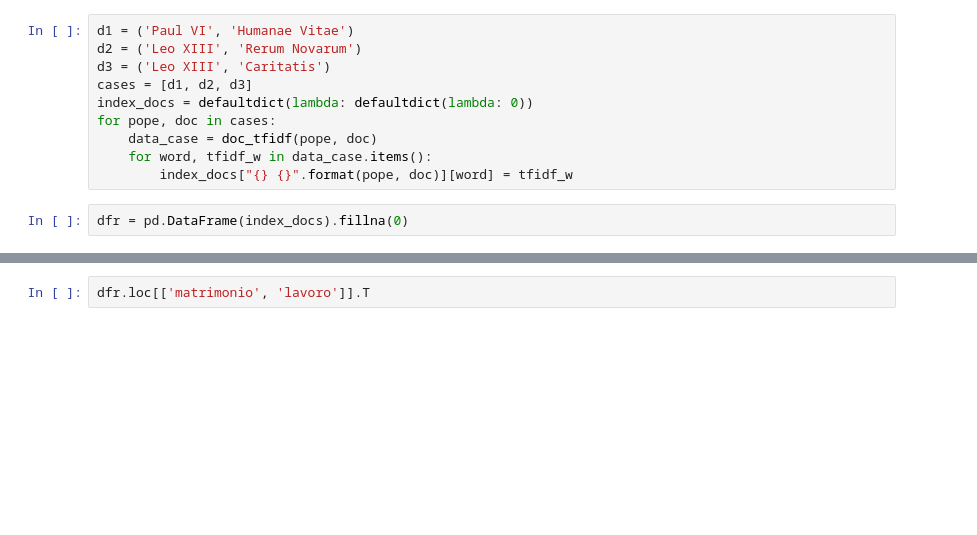
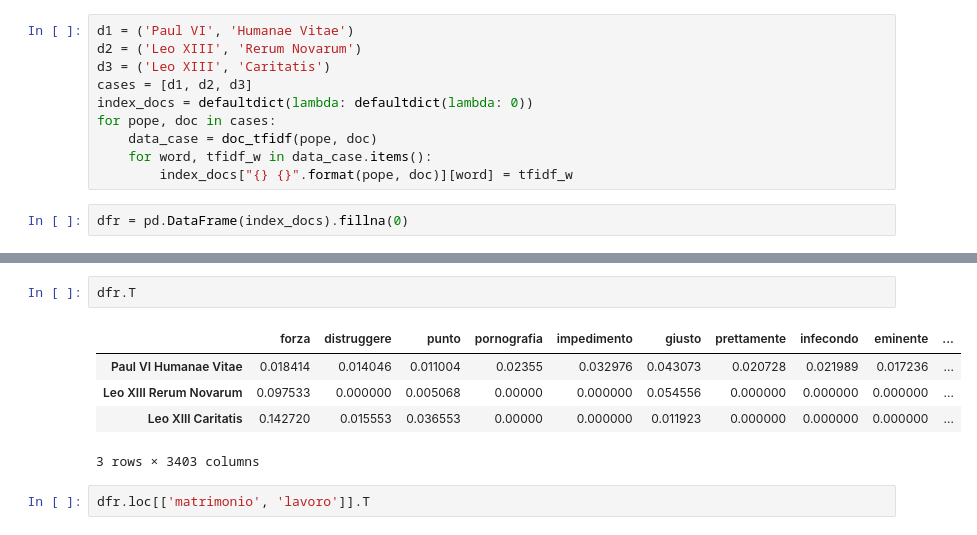
Before and after one commit to afflint/masterdh, a Jupyter notebook: vatican/lexicon.ipynb, the cells around one changed output, grey strips where cells are left out. Cells and saved outputs as stored; diff of their text form; blank space fills up the shorter version.

```diff
--- a/vatican/lexicon.ipynb
+++ b/vatican/lexicon.ipynb
@@ -227,4 +227,12 @@ dfr.sort_values('Leo XIII Rerum Novarum', ascending=False)
 3403 rows × 3 columns
+# %%
+dfr.T
+# %% [output]
+|  | forza | distruggere | punto | pornografia | impedimento | giusto | prettamente | infecondo | eminente | ... |
+| Paul VI Humanae Vitae | 0.018414 | 0.014046 | 0.011004 | 0.02355 | 0.032976 | 0.043073 | 0.020728 | 0.021989 | 0.017236 | ... |
+| Leo XIII Rerum Novarum | 0.097533 | 0.000000 | 0.005068 | 0.00000 | 0.000000 | 0.054556 | 0.000000 | 0.000000 | 0.000000 | ... |
+| Leo XIII Caritatis | 0.142720 | 0.015553 | 0.036553 | 0.00000 | 0.000000 | 0.011923 | 0.000000 | 0.000000 | 0.000000 | ... |
+3 rows × 3403 columns
 # %%
 dfr.loc[['matrimonio', 'lavoro']].T
 # %% [output]
```
Also changed, not shown: parts of 21 cells of this notebook.
